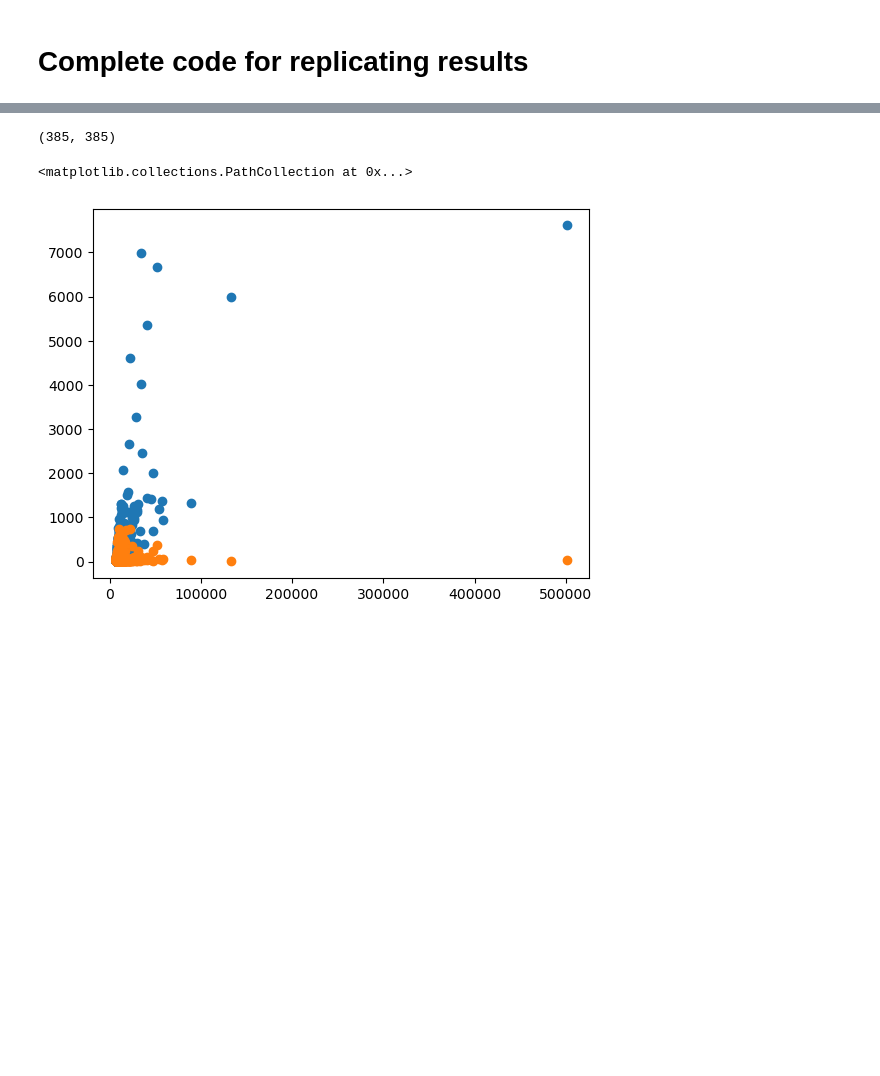
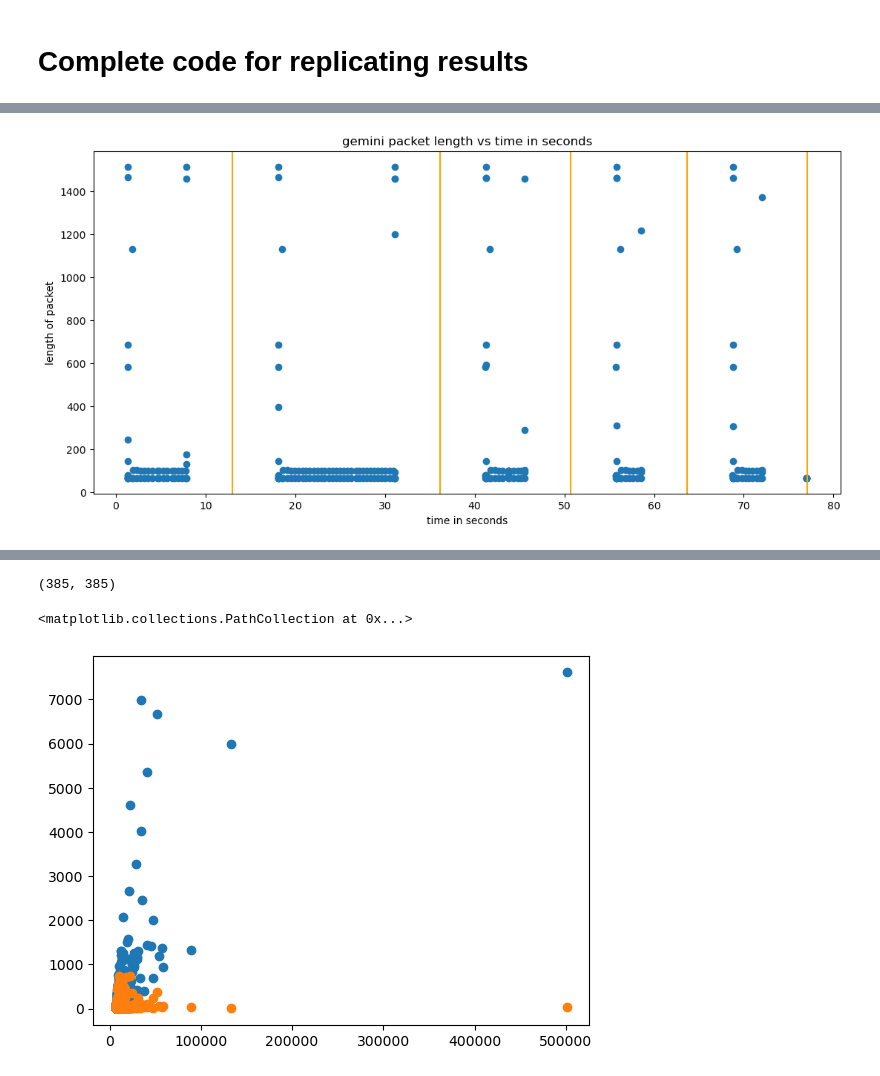
Before and after one commit to noise-course/course-project-zroe1, a Jupyter notebook: main.ipynb, the cells around one changed output, grey strips where cells are left out. Saved outputs shown, nothing was run; the diff lists cells and outputs as text; code cells hidden in the pictures; blank space fills up the shorter version.

```diff
--- a/main.ipynb
+++ b/main.ipynb
@@ -60,0 +69,4 @@ plot_first_n_api_calls(df, 5)
+# %%
+plot_first_n_api_calls(gemini_df, 5, "gemini packet length vs time in seconds")
+# %% [output]
+[figure, added]
```
Also changed, not shown: parts of 7 cells of this notebook, 1 other file.
